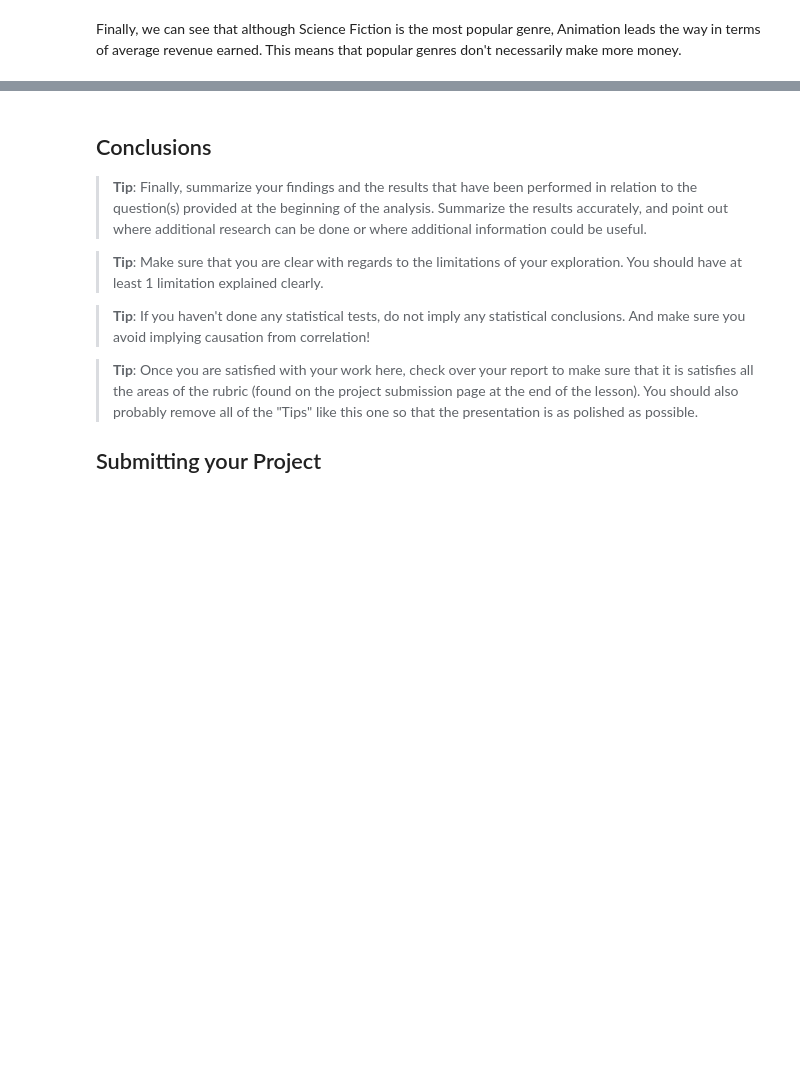
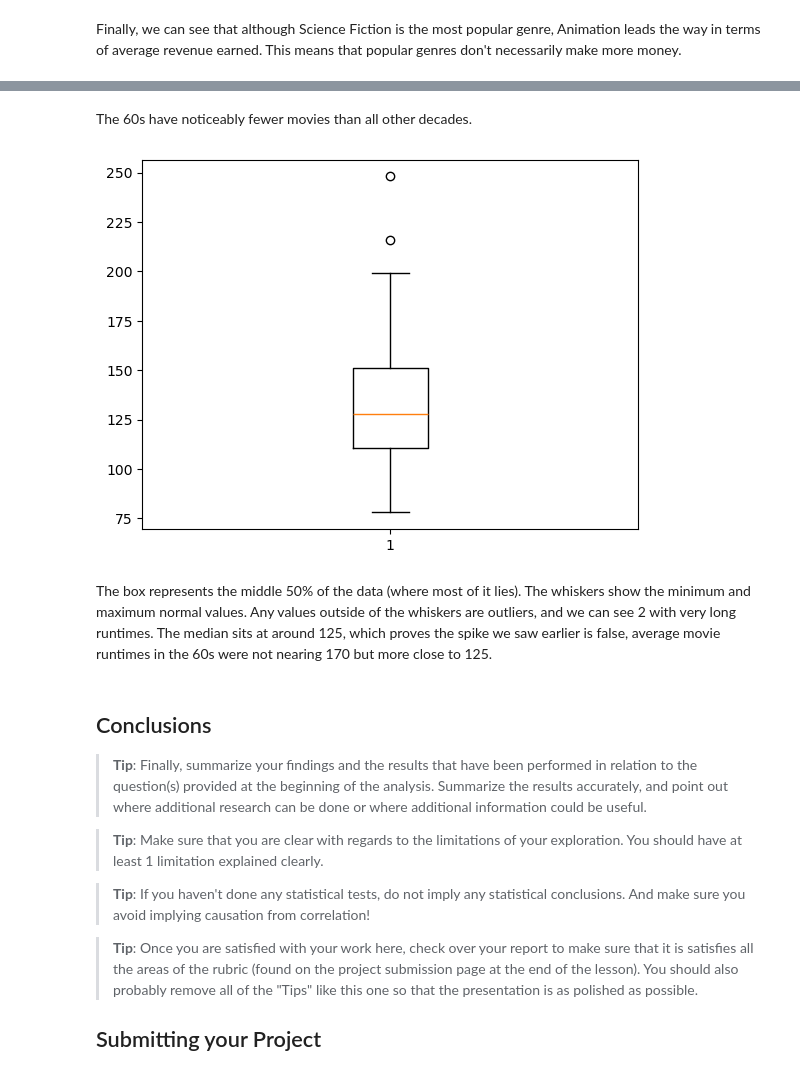
Before and after one commit to CV145/investigate_a_dataset-copy, a Jupyter notebook: Investigate_a_Dataset (5).ipynb, the cells around one changed output, grey strips where cells are left out. Drawn from its saved outputs; the diff is of its cells as text; code cells hidden in the pictures; blank space fills up the shorter version.

```diff
--- a/Investigate_a_Dataset (5).ipynb
+++ b/Investigate_a_Dataset (5).ipynb
@@ -381,0 +399,8 @@ Finally, we can see that although Science Fiction is the most popular genre, Ani
+# %%
+# I'm checking 3 things: the number of movies from that decase, the statistical distribution, and a visual box plot
+
+# Filter the dataset for the 1960s
+sixties_movies = filtered_df[(filtered_df['release_year'] >= 1960) & (filtered_df['release_year'] <= 1969)]
+
+# Inspect the distribution and sample size
+sixties_movies['runtime'].describe()
@@ -382,3 +433,12 @@ Finally, we can see that although Science Fiction is the most popular genre, Ani
+# %% [markdown]
+The 60s have noticeably fewer movies than all other decades.
+# %%
+plt.boxplot(sixties_movies['runtime'])
+plt.show()
+# %% [output]
+[figure, added]
+# %% [markdown]
+The box represents the middle 50% of the data (where most of it lies). The whiskers show the minimum and maximum normal values. Any values outside of the whiskers are outliers, and we can see 2 with very long runtimes. The median sits at around 125, which proves the spike we saw earlier is false, average movie runtimes in the 60s were not nearing 170 but more close to 125.
 # %% [markdown]
 <a id='conclusions'></a>
 ## Conclusions
```
Also changed, not shown: parts of 7 cells of this notebook.
